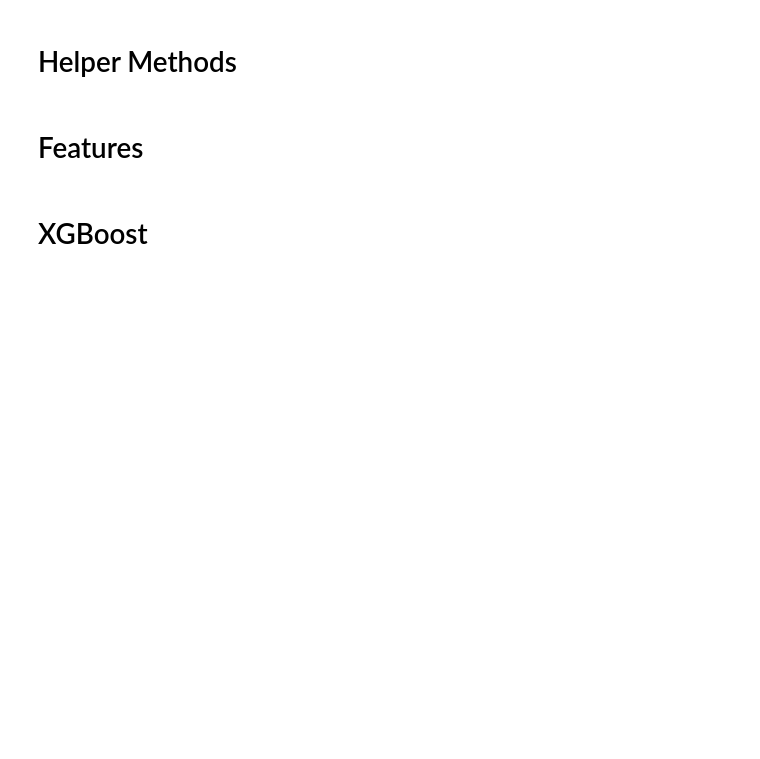
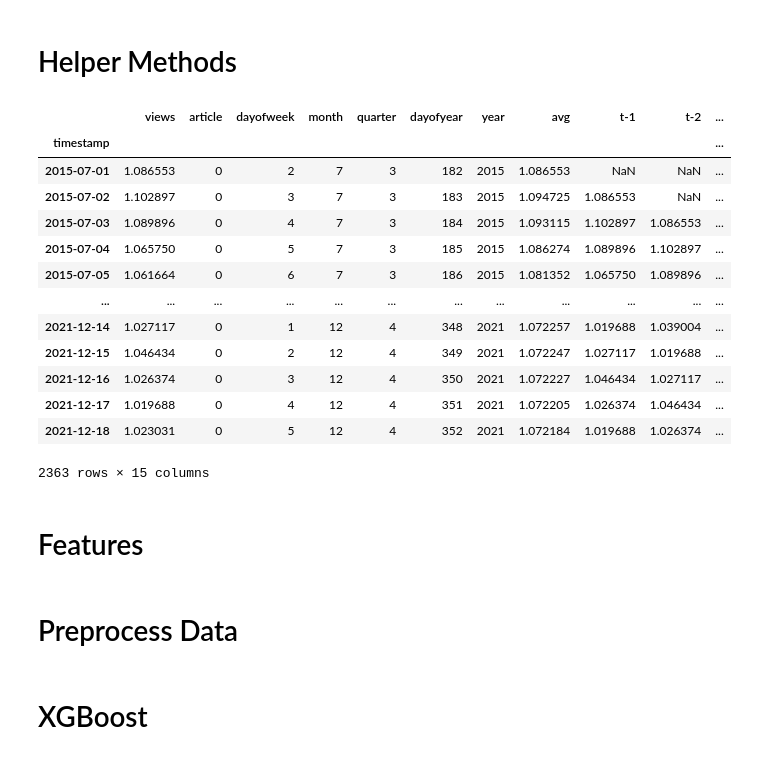
Before and after one commit to MohammadSakhnini/PageView_Prediction, a Jupyter notebook: XGBoost/xg.ipynb, the cells around one changed output. Drawn from its saved outputs; the diff is of its cells as text; code cells hidden in the pictures; blank space fills up the shorter version.

```diff
--- a/XGBoost/xg.ipynb
+++ b/XGBoost/xg.ipynb
@@ -39,31 +46,71 @@ def smape(target, forecast):
     )
     return smape
 # %%
-def make_data(category, article, days_to_predict):
-    df = pd.read_csv(f"../Data/{category}/{article}.csv")
-
+def make_data_new(category, article, days_to_predict):
+    df = pd.read_csv(f"{DATA_PATH_NEW}{category}/{article}.csv")
     df.index = df["timestamp"]
-    df.drop(["project", "article", 'granularity', 'access', 'agent', 'timestamp'], axis=1, inplace=True)
-    df.index = pd.to_datetime(df.index)
+    df.drop(['timestamp'], axis=1, inplace=True)
+    df.index = pd.to_datetime(df.index, format="%Y%m%d%H")
 
     #dfN = df[["views"]].copy()
     #df["target"] = df.views.shift(-1)
 
     # normalization
     scaler = MinMaxScaler(feature_range=(1, 5))
     data = np.array(df["views"])
     data = data.reshape(len(data), 1)
     scaler = scaler.fit(data)
     data = scaler.transform(data)
     df["views"] = data
 
     df.dropna(inplace=True)
     df = create_features(df)
 
+    #df = df.loc[(df.index >= '2015.01.01') & (df.index <= "2021.01.01")]
+    dfNeu = df.tail(days_to_predict)
+    df = df.head(len(df) - days_to_predict)
 
+    return df, dfNeu
+
+def make_data(category, article, days_to_predict):
+    df = pd.read_csv(f"{DATA_PATH}{category}/{article}.csv")
+    code = df_article_codes.loc[df_article_codes["article"] == df["article"][0].replace("_", " ")]["code"]
+    df = df.drop(["project", "granularity", "access", "agent", "article"], axis=1)
+    df["article"] = list(code)[0]
+
+    df.index = df["timestamp"]
+    df.index = pd.to_datetime(df.index)
+    df.drop(['timestamp'], axis=1, inplace=True)
+
+    # normalization
+    scaler = MinMaxScaler(feature_range=(1, 5))
+    data = np.array(df["views"])
+    data = data.reshape(len(data), 1)
+    scaler = scaler.fit(data)
+    data = scaler.transform(data)
+    df["views"] = data
+
+    df.dropna(inplace=True)
+    df = create_features(df)
 
     #df = df.loc[(df.index >= '2015.01.01') & (df.index <= "2021.01.01")]
     dfNeu = df.tail(days_to_predict)
     df = df.head(len(df) - days_to_predict)
 
     return df, dfNeu
+make_data("Games", "Advance Wars", 14)[0]
+# %% [output]
+|  | views | article | dayofweek | month | quarter | dayofyear | year | avg | t-1 | t-2 | ... |
+| timestamp |  |  |  |  |  |  |  |  |  |  | ... |
+| 2015-07-01 | 1.086553 | 0 | 2 | 7 | 3 | 182 | 2015 | 1.086553 | NaN | NaN | ... |
+| 2015-07-02 | 1.102897 | 0 | 3 | 7 | 3 | 183 | 2015 | 1.094725 | 1.086553 | NaN | ... |
+| 2015-07-03 | 1.089896 | 0 | 4 | 7 | 3 | 184 | 2015 | 1.093115 | 1.102897 | 1.086553 | ... |
+| 2015-07-04 | 1.065750 | 0 | 5 | 7 | 3 | 185 | 2015 | 1.086274 | 1.089896 | 1.102897 | ... |
+| 2015-07-05 | 1.061664 | 0 | 6 | 7 | 3 | 186 | 2015 | 1.081352 | 1.065750 | 1.089896 | ... |
+| ... | ... | ... | ... | ... | ... | ... | ... | ... | ... | ... | ... |
+| 2021-12-14 | 1.027117 | 0 | 1 | 12 | 4 | 348 | 2021 | 1.072257 | 1.019688 | 1.039004 | ... |
+| 2021-12-15 | 1.046434 | 0 | 2 | 12 | 4 | 349 | 2021 | 1.072247 | 1.027117 | 1.019688 | ... |
+| 2021-12-16 | 1.026374 | 0 | 3 | 12 | 4 | 350 | 2021 | 1.072227 | 1.046434 | 1.027117 | ... |
+| 2021-12-17 | 1.019688 | 0 | 4 | 12 | 4 | 351 | 2021 | 1.072205 | 1.026374 | 1.046434 | ... |
+| 2021-12-18 | 1.023031 | 0 | 5 | 12 | 4 | 352 | 2021 | 1.072184 | 1.019688 | 1.026374 | ... |
+2363 rows × 15 columns
@@ -100,0 +150,2 @@ def create_features2(df, dfNeu):
+# %% [markdown]
+# Preprocess Data
```
Also changed, not shown: parts of 35 cells of this notebook, 5 other files.
